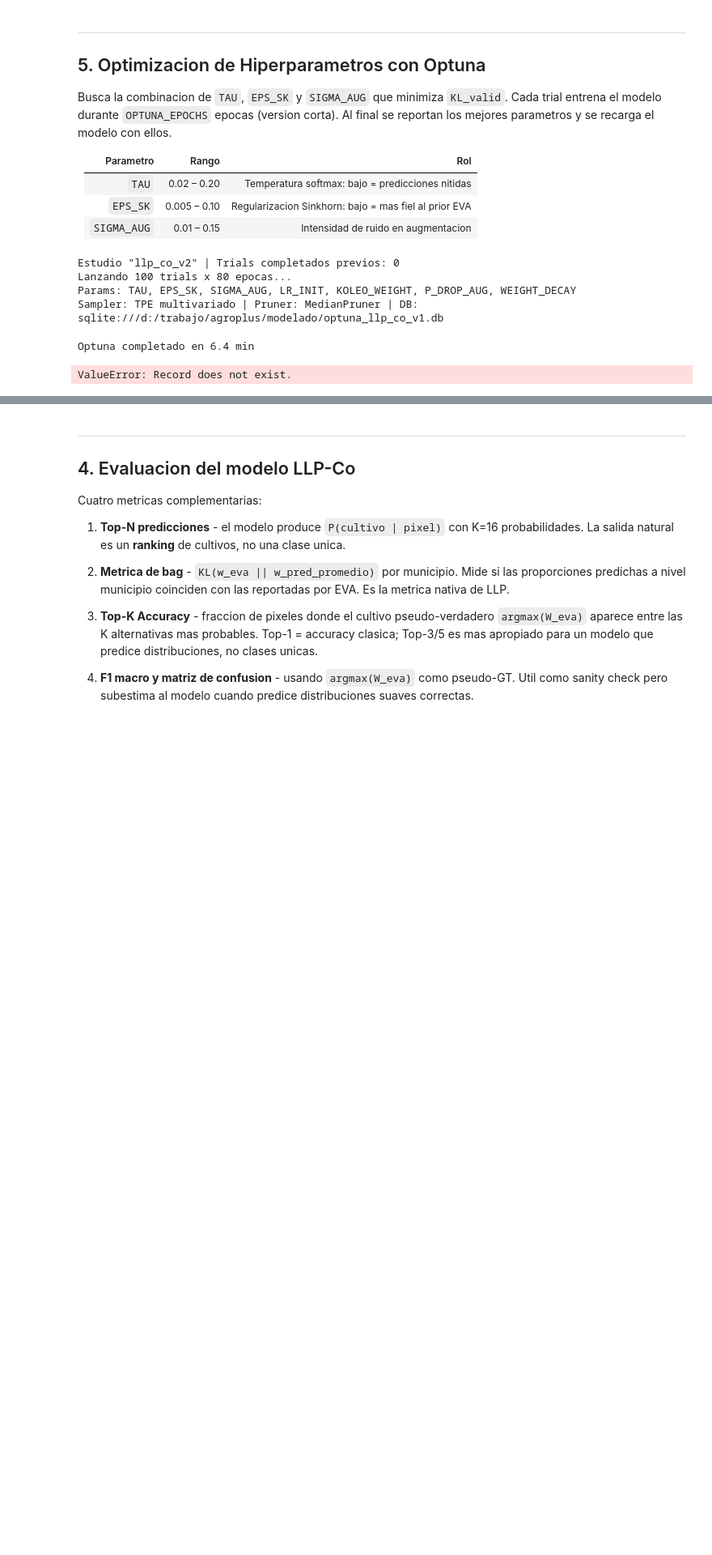
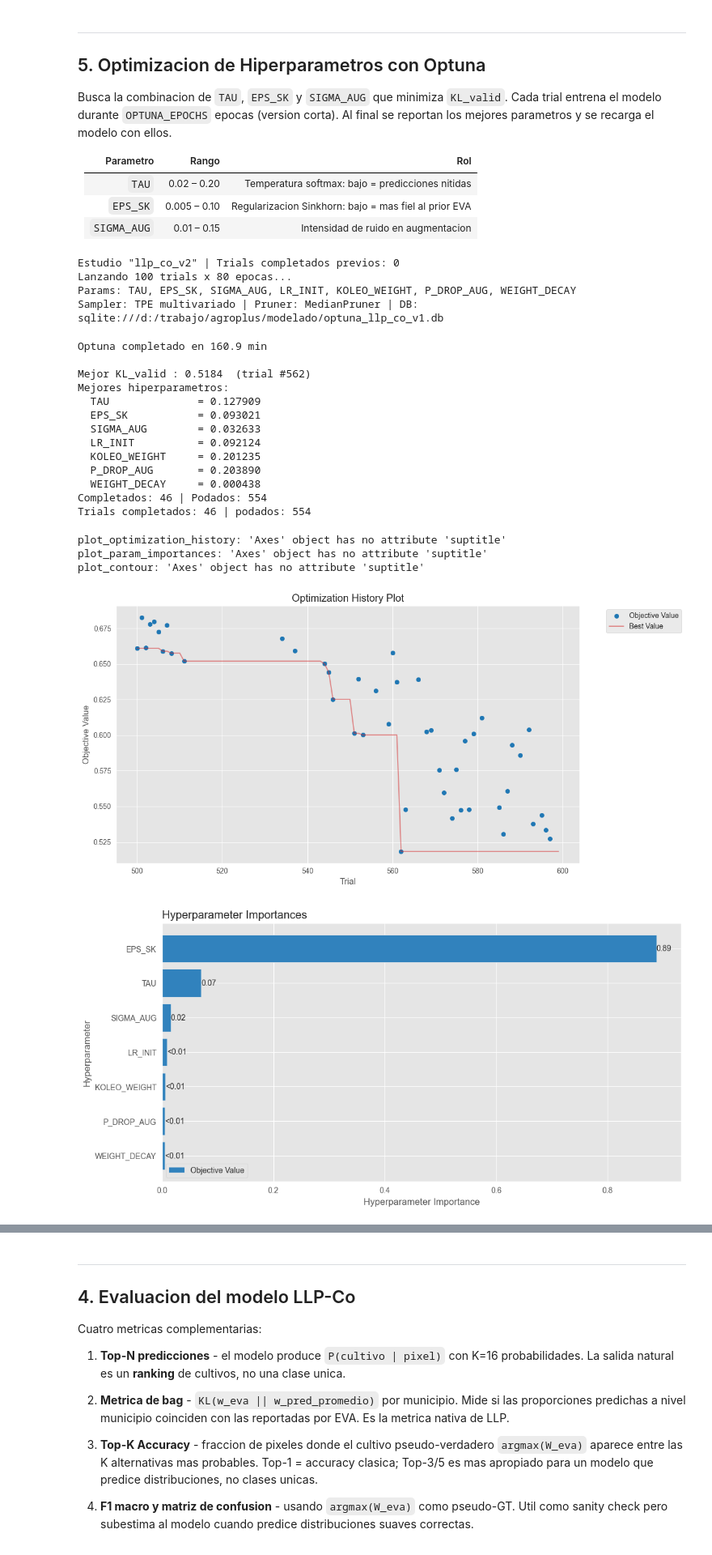
Before and after one commit to rquiroga83/agromodel, a Jupyter notebook: modelado/CRISP_DM_AgroPlus_LLP_Co_V1.ipynb, the cells around one changed output, grey strips where cells are left out. Shown at 81% size. Cells and saved outputs as stored; diff of their text form; code cells hidden in the pictures; blank space fills up the shorter version.

```diff
--- a/modelado/CRISP_DM_AgroPlus_LLP_Co_V1.ipynb
+++ b/modelado/CRISP_DM_AgroPlus_LLP_Co_V1.ipynb
@@ -1422,15 +1430,10 @@ def objective(trial):
 
         kl_epoch = eval_kl(enc_t, proto_t, bag_index_va, X_valid_t, W_mun_va_t, tau)
 
-        # Deteccion de colapso: si un prototipo absorbe >60%, se poda
-        with torch.no_grad():
-            s_idx   = rng_t.choice(len(X_train_t), min(2000, len(X_train_t)), replace=False)
-            assigns = proto_t(enc_t(X_train_t[s_idx].to(DEVICE))).argmax(dim=1)
-            max_uso = torch.bincount(assigns, minlength=K).float().max().item() / len(assigns)
-
-        if max_uso > 0.60:
-            trial.report(10.0, epoch)
-            raise optuna.exceptions.TrialPruned()
+        # Nota: removido check de colapso por max_uso > 0.60.
+        # Con 18 clases y desbalance fuerte (Arveja 28%, Hortalizas 25%),
+        # el prototipo dominante legitimamente puede tener >50% de uso.
+        # MedianPruner basado en KL_valid maneja deteccion de trials malos.
 
         best_kl = min(best_kl, kl_epoch)
         trial.report(kl_epoch, epoch)
@@ -1524,32 +1527,48 @@ if values:
     nums, kls = zip(*values)
     fig_m, ax_m = plt.subplots(figsize=(12, 4))
     colors = ['#2ca02c' if kl == study.best_value else '#1f77b4' for kl in kls]
     ax_m.scatter(nums, kls, c=colors, s=30, zorder=3)
     ax_m.axhline(study.best_value, color='#d62728', linestyle='--', linewidth=1.2,
                  label=f'Mejor: {study.best_value:.4f}')
     ax_m.set_xlabel('Numero de trial')
     ax_m.set_ylabel('KL_valid')
     ax_m.set_title(f'KL_valid por trial ({n_complete_diag} completos, {n_pruned_diag} podados)')
     ax_m.legend(); ax_m.grid(True, alpha=0.3)
     plt.tight_layout(); plt.show()
 
 # === Actualizar variables globales con mejores hiperparametros ===
 TAU          = best.params['TAU']
 EPS_SK       = best.params['EPS_SK']
 SIGMA_AUG    = best.params['SIGMA_AUG']
 LR_INIT      = best.params['LR_INIT']
 KOLEO_WEIGHT = best.params['KOLEO_WEIGHT']
 P_DROP_AUG   = best.params['P_DROP_AUG']
 WEIGHT_DECAY = best.params['WEIGHT_DECAY']
 
 print('\nVariables globales actualizadas. Re-ejecuta la celda de entrenamiento.')
 print(f'  TAU={TAU:.5f}  EPS_SK={EPS_SK:.5f}  SIGMA_AUG={SIGMA_AUG:.5f}')
 print(f'  LR_INIT={LR_INIT:.6f}  KOLEO_WEIGHT={KOLEO_WEIGHT:.5f}')
 print(f'  P_DROP_AUG={P_DROP_AUG:.4f}  WEIGHT_DECAY={WEIGHT_DECAY:.2e}')
 # %% [output]
 Estudio "llp_co_v2" | Trials completados previos: 0
 Lanzando 100 trials x 80 epocas...
 Params: TAU, EPS_SK, SIGMA_AUG, LR_INIT, KOLEO_WEIGHT, P_DROP_AUG, WEIGHT_DECAY
 Sampler: TPE multivariado | Pruner: MedianPruner | DB: sqlite:///d:/trabajo/agroplus/modelado/optuna_llp_co_v1.db
-Optuna completado en 6.4 min
+Optuna completado en 160.9 min
+
+Mejor KL_valid : 0.5184  (trial #562)
+Mejores hiperparametros:
+  TAU              = 0.127909
+  EPS_SK           = 0.093021
+  SIGMA_AUG        = 0.032633
+  LR_INIT          = 0.092124
+  KOLEO_WEIGHT     = 0.201235
+  P_DROP_AUG       = 0.203890
+  WEIGHT_DECAY     = 0.000438
+Completados: 46 | Podados: 554
+Trials completados: 46 | podados: 554
-ValueError: Record does not exist.
+plot_optimization_history: 'Axes' object has no attribute 'suptitle'
+plot_param_importances: 'Axes' object has no attribute 'suptitle'
+plot_contour: 'Axes' object has no attribute 'suptitle'
+[figure, added]
+[figure, added]
```
Also changed, not shown: parts of 35 cells of this notebook, 7 other files.
